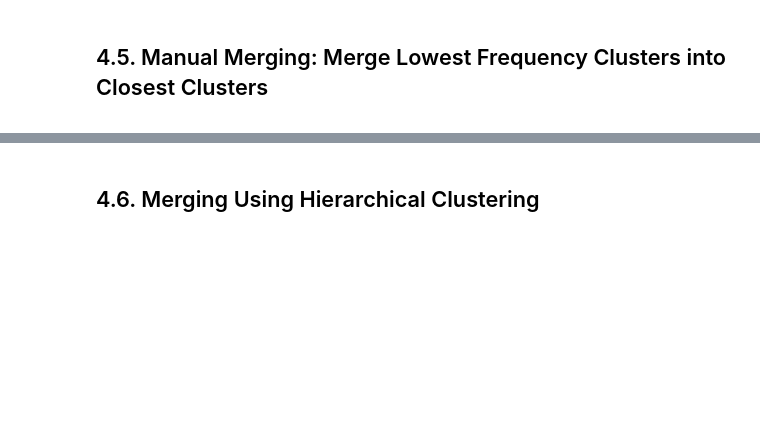
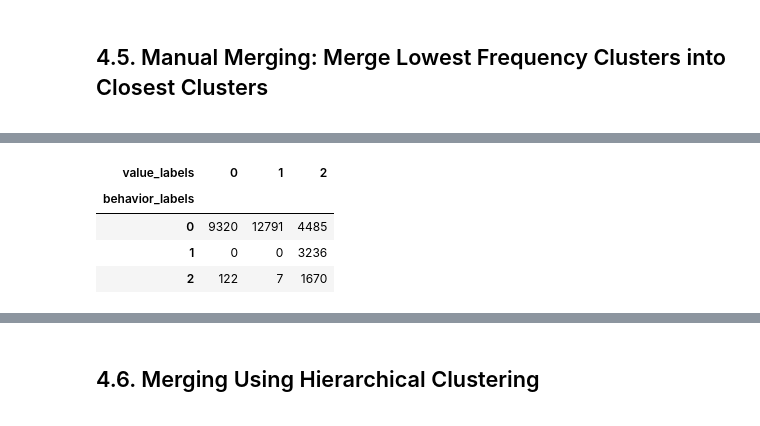
Before and after one commit to Telepatec/DataMiningProject, a Jupyter notebook: DM2425_Part2_20_02.ipynb, the cells around one changed output, grey strips where cells are left out. Saved outputs shown, nothing was run; the diff lists cells and outputs as text; code cells hidden in the pictures; blank space fills up the shorter version.

```diff
--- a/DM2425_Part2_20_02.ipynb
+++ b/DM2425_Part2_20_02.ipynb
@@ -1080,5 +1108,4 @@ pd.crosstab(df['behavior_labels'],
 # %%
-# Clusters with low frequency to be merged:
-# (behavior_label, value_label)
-# to_merge = [(1,0), (1,1), (3,0), (3,1)]
+# Clusters with low frequency to be merged: (behavior_label, value_label)
+to_merge = [(1,0), (1,1), (3,0), (3,1)]
 # %%
@@ -1095,22 +1135,21 @@ pd.crosstab(df['behavior_labels'],
 # %%
-# Merging each low frequency clustering (source)
-# to the closest cluster (target)
+#Merging each low frequency clustering (source) to the closest cluster (target)
 
-# source_target = {}
+source_target = {}
 
-# for clus in to_merge:
-#     # If cluster to merge (source) has not yet been used as target
-#     if clus not in source_target.values():
-#         # Add this cluster to source_target map as key
-#         # Use the cluster with the smallest distance to it as value
-#         source_target[clus] = df_dists.loc[clus].sort_values().index[1]
+for clus in to_merge:
+    # If cluster to merge (source) has not yet been used as target
+    if clus not in source_target.values():
+        # Add this cluster to source_target map as key
+        # Use the cluster with the smallest distance to it as value
+        source_target[clus] = df_dists.loc[clus].sort_values().index[1]
 
-# source_target
+source_target
 # %%
-#df_ = df.copy()
+df_ = df.copy()
 
-# # Changing the behavior_labels and product_labels based on source_target
-# for source, target in source_target.items():
-#     mask = (df_['behavior_labels']==source[0]) & (df_['value_labels']==source[1])
-#     df_.loc[mask, 'behavior_labels'] = target[0]
-#     df_.loc[mask, 'value_labels'] = target[1]
+# Changing the behavior_labels and product_labels based on source_target
+for source, target in source_target.items():
+    mask = (df_['behavior_labels']==source[0]) & (df_['value_labels']==source[1])
+    df_.loc[mask, 'behavior_labels'] = target[0]
+    df_.loc[mask, 'value_labels'] = target[1]
@@ -1119,6 +1156,12 @@ pd.crosstab(df['behavior_labels'],
 # %%
 # New contigency table
 
-# pd.crosstab(df_['behavior_labels'],
-#             df_['value_labels'])
+pd.crosstab(df_['behavior_labels'],
+            df_['value_labels'])
+# %% [output]
+| value_labels | 0 | 1 | 2 |
+| behavior_labels |  |  |  |
+| 0 | 9320 | 12791 | 4485 |
+| 1 | 0 | 0 | 3236 |
+| 2 | 122 | 7 | 1670 |
 # %%
```
Also changed, not shown: parts of 33 cells of this notebook.
